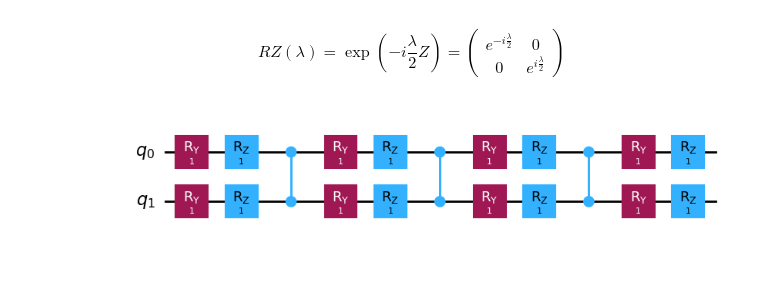
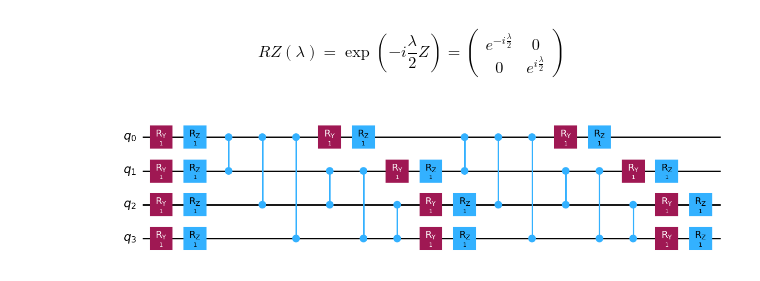
Before and after one commit to mtv47/bachelor-project, a Jupyter notebook: project.ipynb, the cells around one changed output. Saved outputs shown, nothing was run; the diff lists cells and outputs as text; code cells hidden in the pictures.

Commit message:
Updated ansatz_custom

```diff
--- a/project.ipynb
+++ b/project.ipynb
@@ -167,21 +206,25 @@ $$R Z(\lambda)=\exp \left(-i \frac{\lambda}{2} Z\right)=\left(\begin{array}{cc}
 e^{-i \frac{\lambda}{2}} & 0 \\
 0 & e^{i \frac{\lambda}{2}}
 \end{array}\right)$$
-# %%
-def ansatz_custom(ansatz, theta, reps=1):
-    for i in range(reps+1):
-        if i!=0 & i!=reps:
-            ansatz.cz(0, 1)
-        ansatz.ry(theta[0+4*i], 0)
-        ansatz.ry(theta[1+4*i], 1)
-        ansatz.rz(theta[2+4*i], 0)
-        ansatz.rz(theta[3+4*i], 1)
-# %%
-ansatz = QuantumCircuit(2)
-ansatz_custom(ansatz, [1.0, 1.0, 1.0, 1.0, 1.0, 1.0, 1.0, 1.0, 1.0, 1.0, 1.0, 1.0, 1.0, 1.0, 1.0, 1.0], 3)
-ansatz.draw(output='mpl')
-# %% [output]
-[figure, removed]
+# %%
+def ansatz_custom(ansatz, theta, nbr_of_qubits, reps=1):
+    for i in range(reps+1):
+        for j in range(nbr_of_qubits):
+            ansatz.ry(theta[j], j)
+            ansatz.rz(theta[j+1], j)
+        if i != reps:
+            for j in range(nbr_of_qubits-1):
+                for k in range(j+1, nbr_of_qubits):
+                    ansatz.cz(j, k)
+# %%
+nbr_of_qubits = 4
+reps = 2
+ansatz = QuantumCircuit(nbr_of_qubits)
+theta = [1.0] * (nbr_of_qubits * (reps+1))
+ansatz_custom(ansatz, theta, nbr_of_qubits, reps)
+ansatz.draw(output='mpl')
+# %% [output]
+[figure, added]
 # %%
 def sigmoid(x):
     return 1/(1+np.exp(-x))
```
Also changed, not shown: parts of 9 cells of this notebook.
